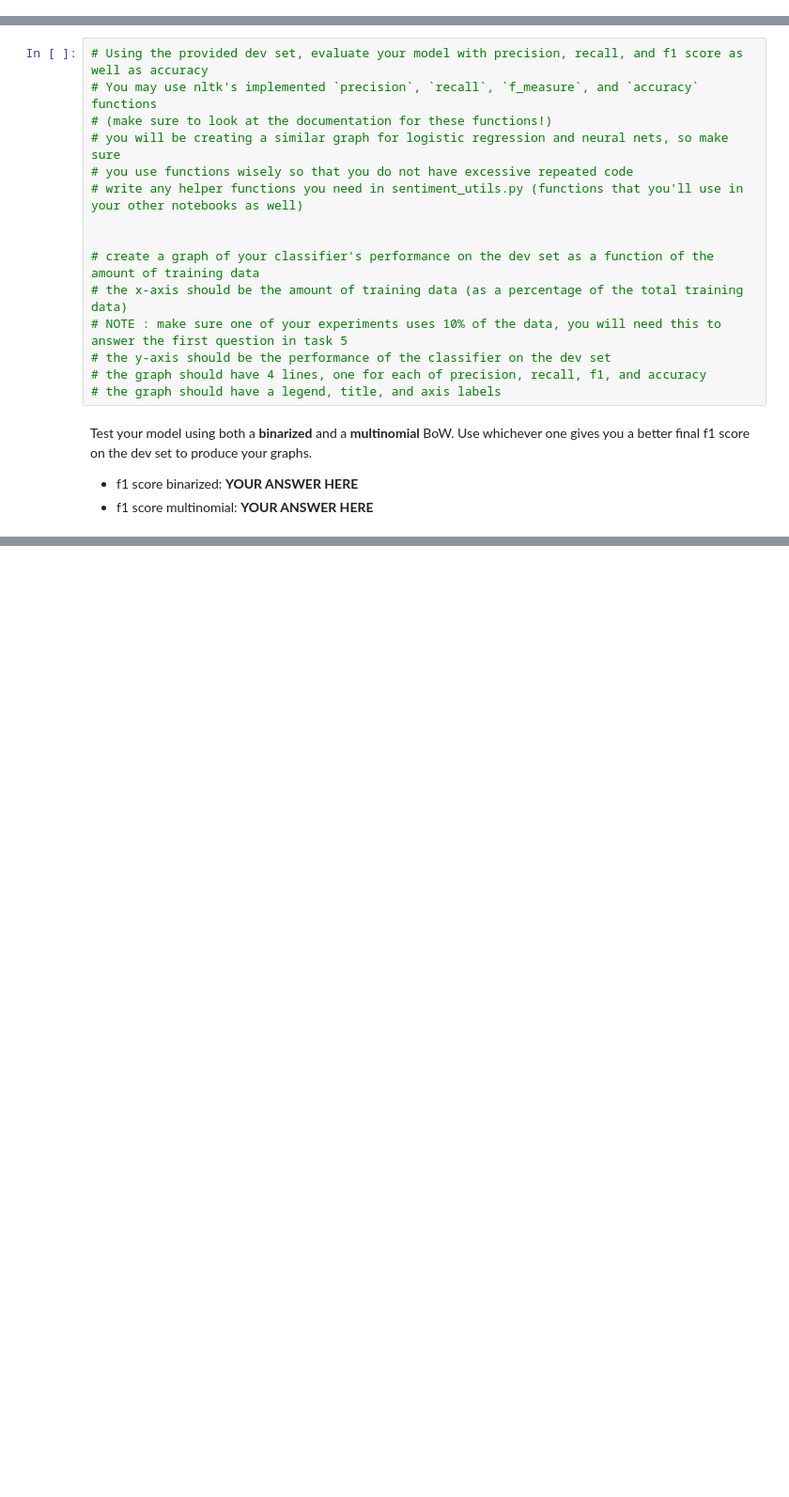
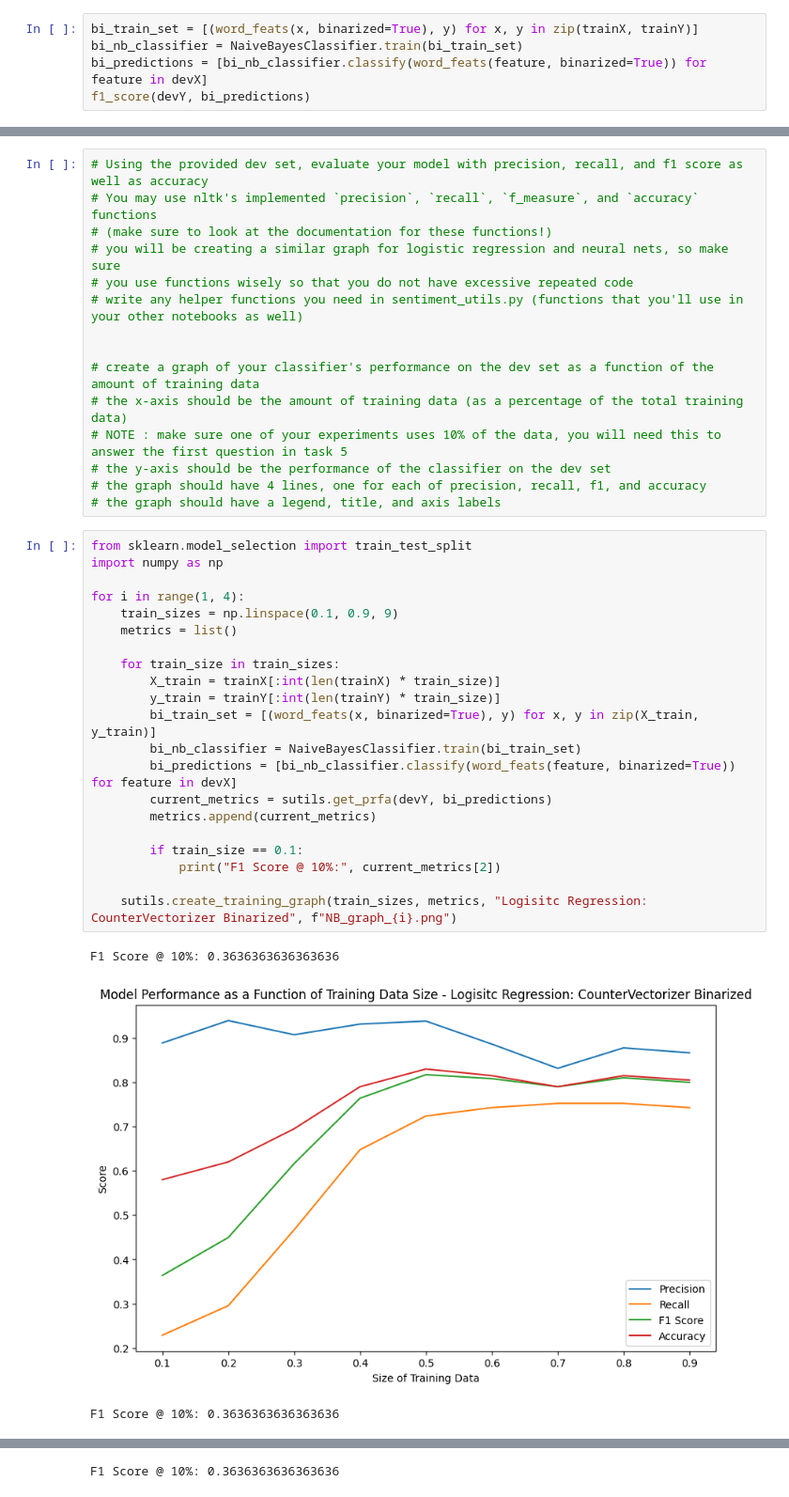
Before and after one commit to naakjgf/Sentiment_Analysis_HW4, a Jupyter notebook: sentiment_task2_alt.ipynb, the cells around one changed output, grey strips where cells are left out. Shown at 94% size. Drawn from its saved outputs; the diff is of its cells as text; blank space fills up the shorter version.

```diff
--- a/sentiment_task2_alt.ipynb
+++ b/sentiment_task2_alt.ipynb
@@ -87,0 +107,5 @@ True label for first element in dev set: 0
+# %%
+bi_train_set = [(word_feats(x, binarized=True), y) for x, y in zip(trainX, trainY)]
+bi_nb_classifier = NaiveBayesClassifier.train(bi_train_set)
+bi_predictions = [bi_nb_classifier.classify(word_feats(feature, binarized=True)) for feature in devX]
+f1_score(devY, bi_predictions)
@@ -100,8 +131,28 @@ True label for first element in dev set: 0
 # the y-axis should be the performance of the classifier on the dev set
 # the graph should have 4 lines, one for each of precision, recall, f1, and accuracy
 # the graph should have a legend, title, and axis labels
-# %% [markdown]
-Test your model using both a __binarized__ and a __multinomial__ BoW. Use whichever one gives you a better final f1 score on the dev set to produce your graphs.
-
-- f1 score binarized: __YOUR ANSWER HERE__
-- f1 score multinomial: __YOUR ANSWER HERE__
+# %%
+from sklearn.model_selection import train_test_split
+import numpy as np
+
+for i in range(1, 4):
+    train_sizes = np.linspace(0.1, 0.9, 9)
+    metrics = list()
+
+    for train_size in train_sizes:
+        X_train = trainX[:int(len(trainX) * train_size)]
+        y_train = trainY[:int(len(trainY) * train_size)]
+        bi_train_set = [(word_feats(x, binarized=True), y) for x, y in zip(X_train, y_train)]
+        bi_nb_classifier = NaiveBayesClassifier.train(bi_train_set)
+        bi_predictions = [bi_nb_classifier.classify(word_feats(feature, binarized=True)) for feature in devX]
+        current_metrics = sutils.get_prfa(devY, bi_predictions)
+        metrics.append(current_metrics)
+
+        if train_size == 0.1:
+            print("F1 Score @ 10%:", current_metrics[2])
+
+    sutils.create_training_graph(train_sizes, metrics, "Logisitc Regression: CounterVectorizer Binarized", f"NB_graph_{i}.png")
+# %% [output]
+F1 Score @ 10%: 0.3636363636363636
+[figure, added]
+F1 Score @ 10%: 0.3636363636363636
@@ -107,0 +160 @@ Test your model using both a __binarized__ and a __multinomial__ BoW. Use whiche
+F1 Score @ 10%: 0.3636363636363636
```
Also changed, not shown: parts of 7 cells of this notebook, 5 other files.
